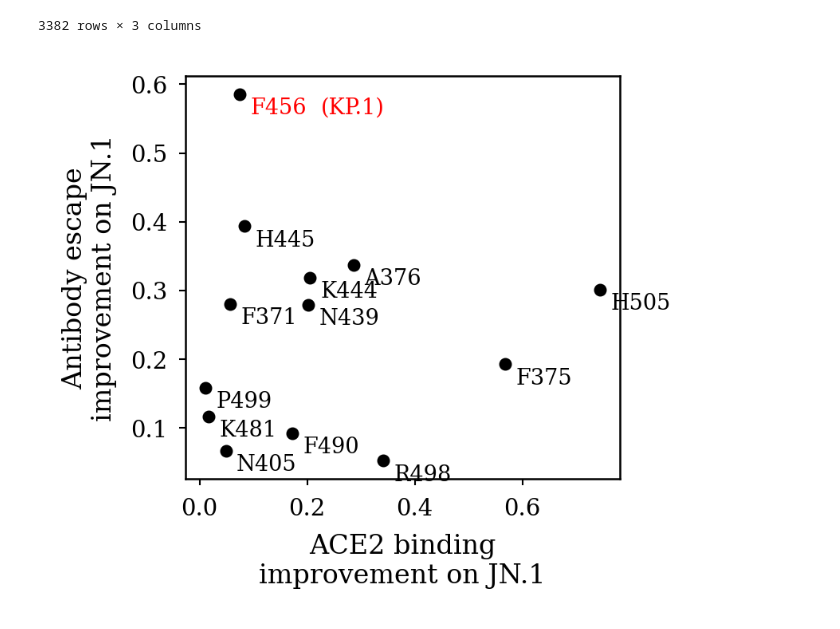
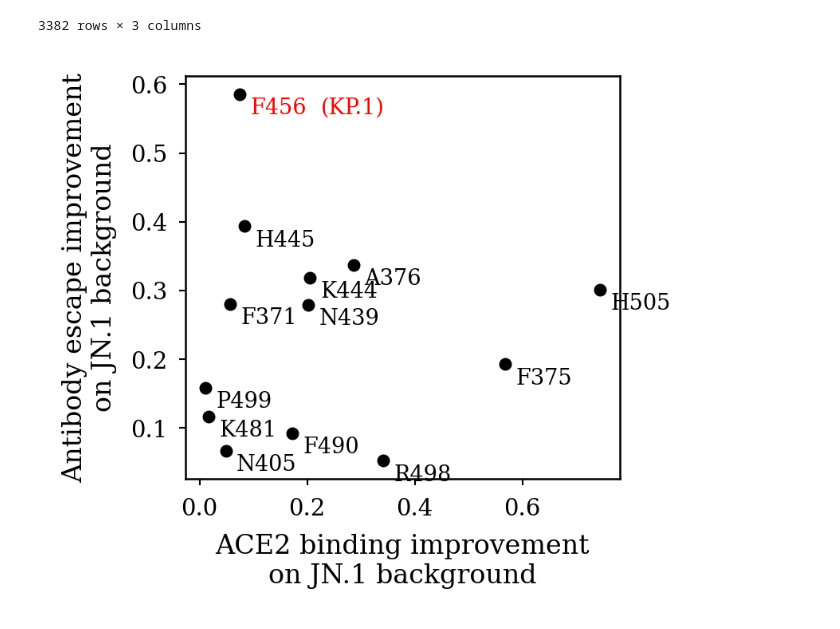
Before and after one commit to m-huot/ESCAPE_MAP_DRAFT, a Jupyter notebook: Figure 1 2 (Fitness)/Figure 2cd.ipynb, the cells around one changed output. Cells and saved outputs as stored; diff of their text form; code cells hidden in the pictures.

```diff
--- a/Figure 1 2 (Fitness)/Figure 2cd.ipynb
+++ b/Figure 1 2 (Fitness)/Figure 2cd.ipynb
@@ -809,33 +809,33 @@ for _, row in top_sites.iterrows():
         zorder=3
     )
 
     # If post-JN.1, add VOC name nearby
     if site in sites_mutated_jn1:
         ax.text(
             row["ace2"] + 0.15,
             row["ab"] - 0.02,
             '('+sites_mutated_jn1[site]+')',
             fontsize=6.5,
             color="red",
             ha="left",
             va="center",
             zorder=3
         )
 
 # -------------------------------------------------
 # Axes labels and style
 # -------------------------------------------------
-ax.set_xlabel("ACE2 binding\nimprovement on JN.1", fontsize=8)
-ax.set_ylabel("Antibody escape\nimprovement on JN.1", fontsize=8)
+ax.set_xlabel("ACE2 binding improvement\non JN.1 background", fontsize=8)
+ax.set_ylabel("Antibody escape improvement\non JN.1 background", fontsize=8)
 
 
 
 # Clean Nature-style limits and ticks
 ax.tick_params(length=2, width=0.5)
 # ax.spines['top'].set_visible(False)
 # ax.spines['right'].set_visible(False)
 
 plt.tight_layout(pad=0.3)
 plt.show()
 # %% [output]
-[figure, old version]
+[figure, new version]
```
Also changed, not shown: 6 other files.
